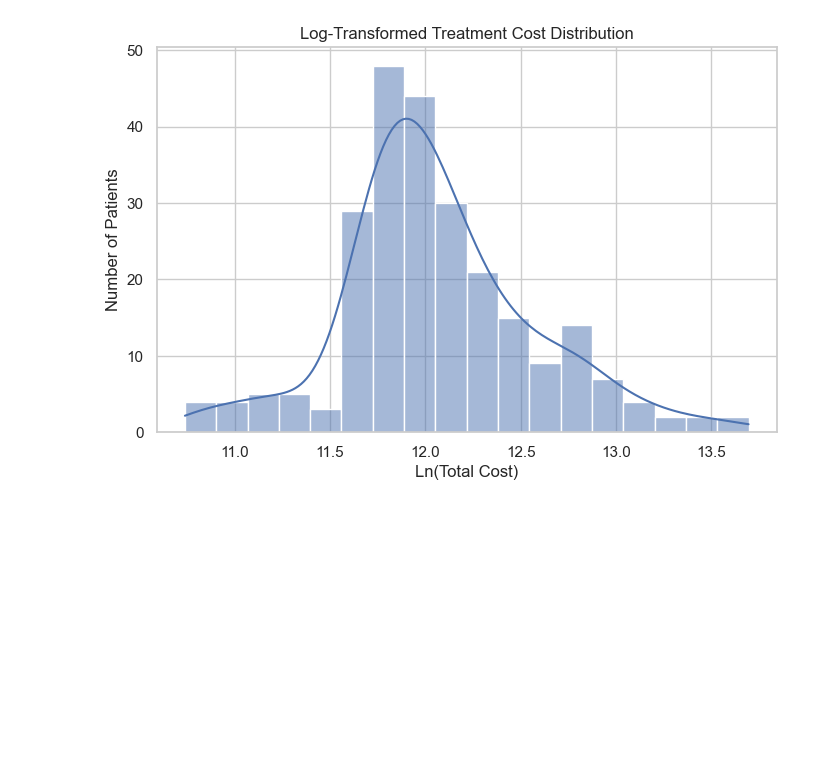
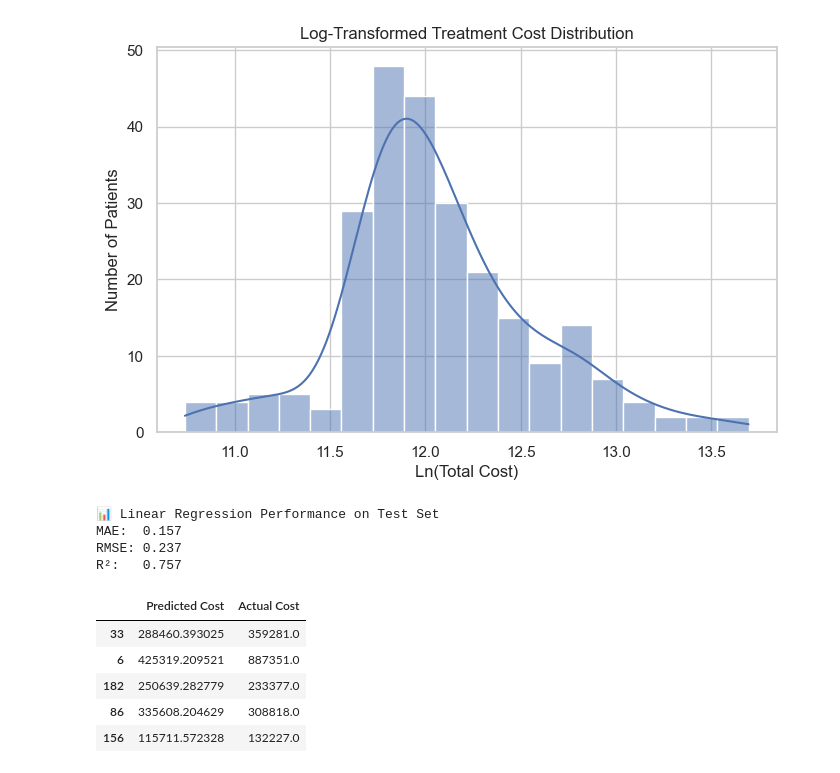
Before and after one commit to nickyh1024/hospital_pricing_prediction_project, a Jupyter notebook: notebooks/01_data_understanding.ipynb, the cells around one changed output. Cells and saved outputs as stored; diff of their text form; code cells hidden in the pictures; blank space fills up the shorter version.

Commit message:
Tried linear regression and started feature importance analysis

```diff
--- a/notebooks/01_data_understanding.ipynb
+++ b/notebooks/01_data_understanding.ipynb
@@ -106,0 +139,45 @@ plt.show()
+# %%
+from sklearn.linear_model import LinearRegression
+
+# Initialize the Linear Regression model
+lr_model = LinearRegression()
+
+# Train on the training set
+lr_model.fit(X_train, y_train)
+
+# Predict on both train and test sets
+y_train_pred = lr_model.predict(X_train)
+y_test_pred = lr_model.predict(X_test)
+
+from sklearn.metrics import mean_absolute_error, mean_squared_error, r2_score
+import numpy as np
+
+# Calculate evaluation metrics
+mae = mean_absolute_error(y_test, y_test_pred)
+rmse = np.sqrt(mean_squared_error(y_test, y_test_pred))
+r2 = r2_score(y_test, y_test_pred)
+
+print("📊 Linear Regression Performance on Test Set")
+print(f"MAE:  {mae:.3f}")
+print(f"RMSE: {rmse:.3f}")
+print(f"R²:   {r2:.3f}")
+
+predicted_actual_costs = np.exp(y_test_pred)
+actual_costs = np.exp(y_test)
+
+# Preview first few
+pd.DataFrame({
+    'Predicted Cost': predicted_actual_costs,
+    'Actual Cost': actual_costs
+}).head()
+# %% [output]
+📊 Linear Regression Performance on Test Set
+MAE:  0.157
+RMSE: 0.237
+R²:   0.757
+|  | Predicted Cost | Actual Cost |
+| 33 | 288460.393025 | 359281.0 |
+| 6 | 425319.209521 | 887351.0 |
+| 182 | 250639.282779 | 233377.0 |
+| 86 | 335608.204629 | 308818.0 |
+| 156 | 115711.572328 | 132227.0 |
```
Also changed, not shown: parts of 3 cells of this notebook.
